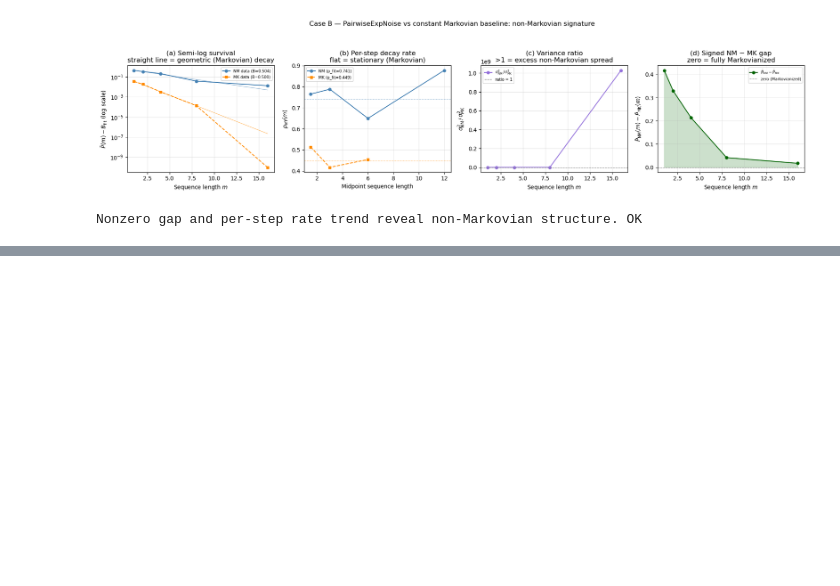
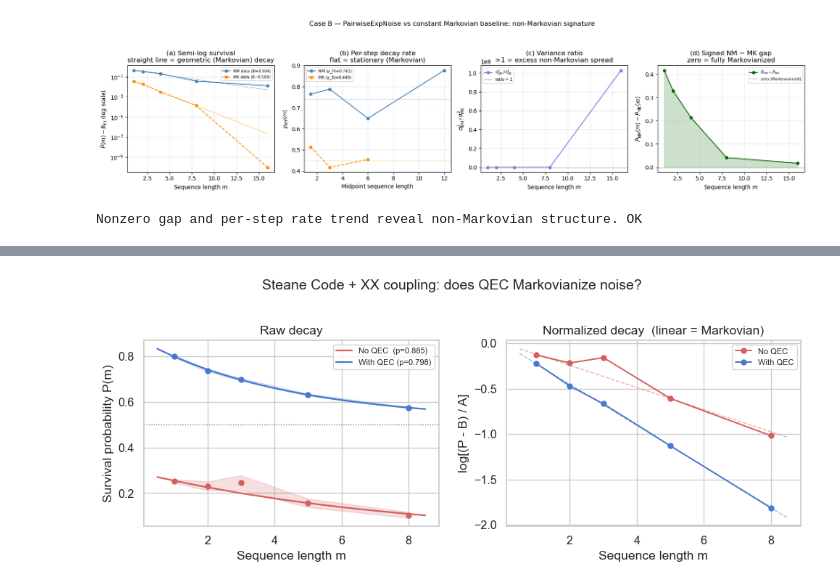
Before and after one commit to DaneshMorales/qec-non-markovian, a Jupyter notebook: notebook.ipynb, the cells around one changed output, grey strips where cells are left out. Saved outputs shown, nothing was run; the diff lists cells and outputs as text; code cells hidden in the pictures; blank space fills up the shorter version.

```diff
--- a/notebook.ipynb
+++ b/notebook.ipynb
@@ -1562,0 +1765,87 @@ Nonzero gap and per-step rate trend reveal non-Markovian structure. OK
+# %%
+import seaborn as sns
+from noise_models import *
+from engine import *
+from fitting import *
+from codes import *
+from cliffords import *
+from operators import *
+from plotting import *
+
+sns.set_theme(style="whitegrid", palette="muted", font_scale=1.05)
+
+steane   = SteaneCode()
+U_xx     = xx_coupling(n_sys=steane.n, n_E=1, g=0.5, tau=0.4)
+noise_se = UnitarySENoise(U_xx, n_E=1)
+
+lengths = [1, 2, 3, 5, 8]
+N_SEQ   = 30
+
+res_noqec = run_logical_rb(lengths, N_SEQ, steane, noise_se,
+                            reset_E=False, apply_qec=False, seed=7,
+                            n_jobs=-1, show_progress=True)
+res_qec   = run_logical_rb(lengths, N_SEQ, steane, noise_se,
+                            reset_E=False, apply_qec=True,  seed=7,
+                            n_jobs=-1, show_progress=True)
+
+fit_noqec = fit_rb_curve(res_noqec)
+fit_qec   = fit_rb_curve(res_qec)
+
+print(f"No QEC:   A={fit_noqec['A']:.3f}  p={fit_noqec['p']:.4f}  B={fit_noqec['B']:.3f}")
+print(f"With QEC: A={fit_qec['A']:.3f}  p={fit_qec['p']:.4f}  B={fit_qec['B']:.3f}")
+
+ms     = np.array(lengths)
+m_fine = np.linspace(0.5, max(lengths) + 0.5, 400)
+
+def fit_curve(fit, m):
+    return fit["A"] * fit["p"]**m + fit["B"]
+
+def norm_survival_log(res, fit):
+    """log[(P-B)/A]: equals m*log(p) for perfect Markovian decay."""
+    vals = (res["survival_means"] - fit["B"]) / fit["A"]
+    return np.log(np.clip(vals, 1e-9, None))
+
+colors = {"noqec": sns.color_palette("muted")[3],
+          "qec":   sns.color_palette("muted")[0]}
+
+fig10, (ax1, ax2) = plt.subplots(1, 2, figsize=(10, 4))
+
+# Panel 1: raw decay
+for res, fit, key, label in [
+    (res_noqec, fit_noqec, "noqec", f"No QEC  (p={fit_noqec['p']:.3f})"),
+    (res_qec,   fit_qec,   "qec",   f"With QEC (p={fit_qec['p']:.3f})"),
+]:
+    c = colors[key]
+    ax1.fill_between(ms,
+                     res["survival_means"] - res["survival_sems"],
+                     res["survival_means"] + res["survival_sems"],
+                     color=c, alpha=0.2)
+    ax1.plot(ms, res["survival_means"], "o", ms=5, color=c)
+    ax1.plot(m_fine, fit_curve(fit, m_fine), "-", lw=1.6, color=c, label=label)
+
+ax1.axhline(0.5, color="dimgray", ls=":", lw=0.9)
+ax1.set_xlabel("Sequence length m")
+ax1.set_ylabel("Survival probability P(m)")
+ax1.set_title("Raw decay")
+ax1.legend(fontsize=8)
+
+# Panel 2: normalized log decay -- linear iff Markovian
+for res, fit, key, label in [
+    (res_noqec, fit_noqec, "noqec", "No QEC"),
+    (res_qec,   fit_qec,   "qec",   "With QEC"),
+]:
+    c = colors[key]
+    ax2.plot(m_fine, np.log(fit["p"]) * m_fine, "--", lw=1, color=c, alpha=0.5)
+    ax2.plot(ms, norm_survival_log(res, fit), "o-", ms=5, lw=1.4,
+             color=c, label=label)
+
+ax2.set_xlabel("Sequence length m")
+ax2.set_ylabel("log[(P - B) / A]")
+ax2.set_title("Normalized decay  (linear = Markovian)")
+ax2.legend(fontsize=8)
+
+plt.suptitle("Steane Code + XX coupling: does QEC Markovianize noise?",
+             y=1.02, fontsize=14)
+plt.tight_layout()
+plt.show()
+# %% [output]
@@ -1562,0 +1854 @@ Nonzero gap and per-step rate trend reveal non-Markovian structure. OK
+[figure, added]
```
Also changed, not shown: parts of 11 cells of this notebook, 10 other files.
